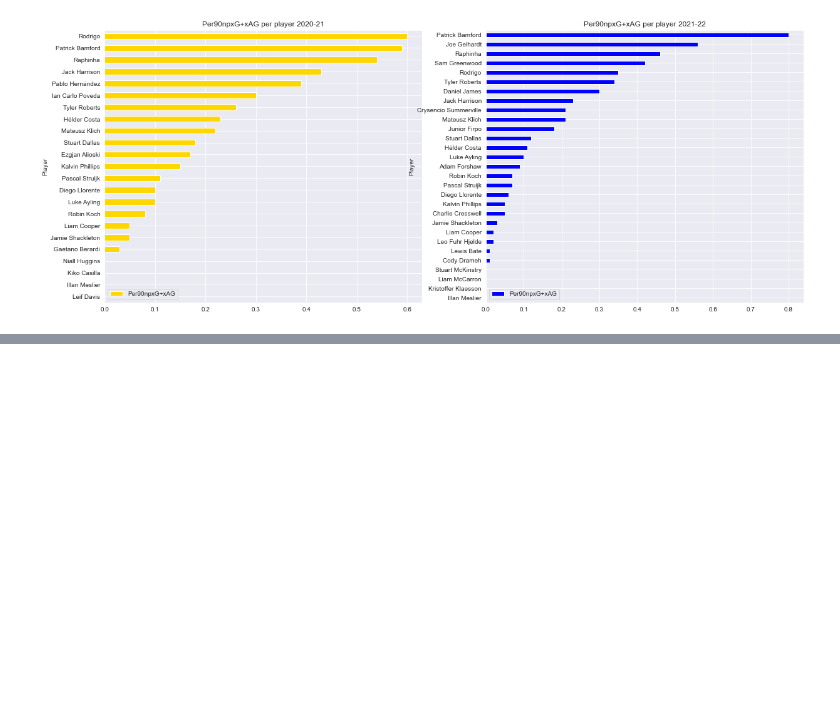
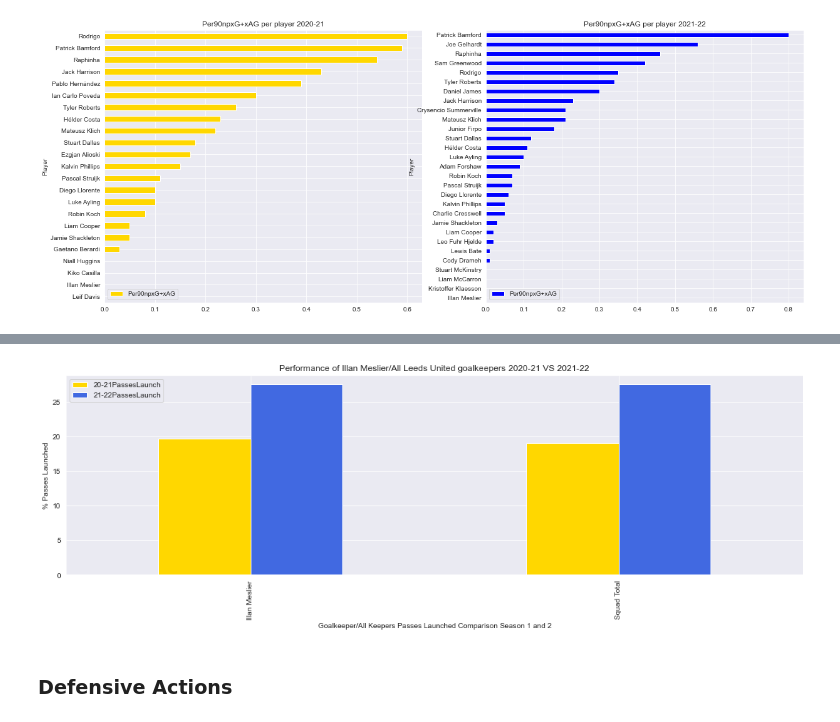
Before and after one commit to kiansweeney11/xg-data-analysis, a Jupyter notebook: leeds-comparison.ipynb, the cells around one changed output, grey strips where cells are left out. Cells and saved outputs as stored; diff of their text form; code cells hidden in the pictures; blank space fills up the shorter version.

```diff
--- a/leeds-comparison.ipynb
+++ b/leeds-comparison.ipynb
@@ -343,0 +343,32 @@ This chart reveals quite a stark contrast in goalkeeping performance between the
+# %%
+keepers1 = list(gkseason1['Player'])
+keepers2 = list(gkseason2['Player'])
+launchdict1 = {}
+launchdict2 = {}
+for i in range(len(keepers1)):
+    if keepers1[i] in keepers2:
+        launchdict1[keepers1[i]] = gkseason1.loc[gkseason1['Player'] == keepers1[i], "PassesLaunch%"].item()
+        launchdict2[keepers2[i]] = gkseason2.loc[gkseason2['Player'] == keepers1[i], "PassesLaunch%"].item()
+    else:
+        continue
+
+firstseasongklaunch = pd.DataFrame.from_dict(launchdict1, orient = 'index')
+firstseasongklaunch = firstseasongklaunch.reset_index()
+firstseasongklaunch.rename(columns = {'index': 'Name', 0: '20-21PassesLaunch'}, inplace = True)
+secondseasongklaunch = pd.DataFrame.from_dict(launchdict2, orient = 'index')
+secondseasongklaunch = secondseasongklaunch.reset_index()
+secondseasongklaunch.rename(columns = {'index': 'Name', 0: '21-22PassesLaunch'}, inplace = True)
+# %%
+keepersmerged1 = pd.merge(firstseasongklaunch, secondseasongklaunch, on = ["Name"])
+keepersmergedall = pd.merge(keepersmerged1, keepersmerged, on = ["Name"])
+# %%
+plt.rcParams["figure.figsize"] = (18,5)
+data_chart = keepersmerged1.set_index('Name').plot.bar(color = (keepersmerged1['Name']).map({'Illan Meslier': 'gold', 'Squad Total': 'royalblue'}))
+data_chart.set_xlabel('Goalkeeper/All Keepers Passes Launched Comparison Season 1 and 2')
+data_chart.set_ylabel('% Passes Launched')
+data_chart.set_title('Performance of Illan Meslier/All Leeds United goalkeepers 2020-21 VS 2021-22')
+plt.show()
+# %% [output]
+[figure, added]
+# %% [markdown]
+### Defensive Actions
```
Also changed, not shown: parts of 73 cells of this notebook, 2 other files.
